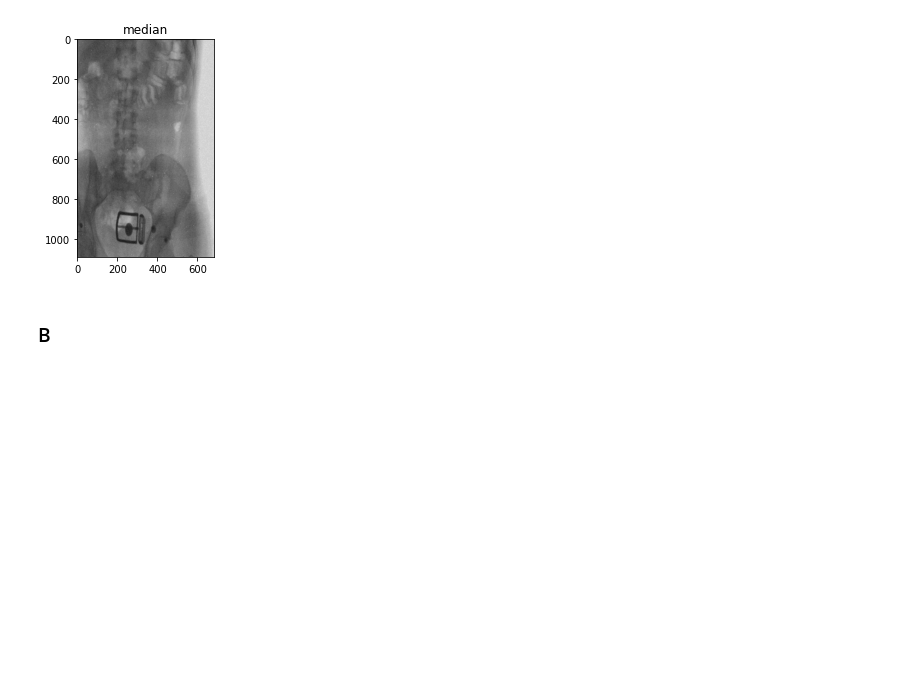
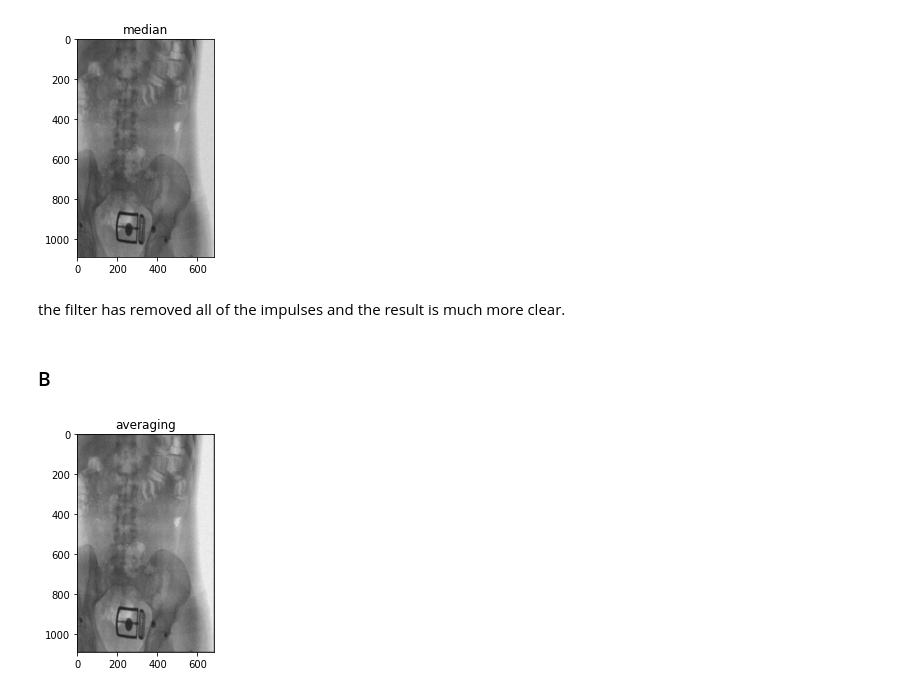
Before and after one commit to artaasadi/Image-Processing-Course, a Jupyter notebook: HW3/HW3_DIP/Q4.ipynb, the cells around one changed output. Drawn from its saved outputs; the diff is of its cells as text; code cells hidden in the pictures; blank space fills up the shorter version.

```diff
--- a/HW3/HW3_DIP/Q4.ipynb
+++ b/HW3/HW3_DIP/Q4.ipynb
@@ -20,20 +20,25 @@ img_median = cv.medianBlur(img,3)
 show_image(img_median, "median")
 # %% [output]
 [figure]
+# %% [markdown]
+the filter has removed all of the impulses and the result is much more clear.
 # %% [markdown]
 ### B
 # %%
-m, n = img.shape
+m, n = img_median.shape
 img_new = np.zeros([m, n])
 def masking(mask, img, img_new):
     for i in range(1, m-1):
         for j in range(1, n-1):
             temp = img[i-1, j-1]*mask[0, 0]+img[i-1, j]*mask[0, 1]+img[i-1, j + 1]*mask[0, 2]+img[i, j-1]*mask[1, 0]+ img[i, j]*mask[1, 1]+img[i, j + 1]*mask[1, 2]+img[i + 1, j-1]*mask[2, 0]+img[i + 1, j]*mask[2, 1]+img[i + 1, j + 1]*mask[2, 2]
 
             img_new[i, j]= temp
 
     return img_new.astype(np.uint8)
 
 mask = np.ones([3, 3], dtype = int)
 mask = mask / (3**2)
-img_new = masking(mask, img, img_new)
+img_new = masking(mask, img_median, img_new)
+show_image(img_new, "averaging")
+# %% [output]
+[figure, added]
```
Also changed, not shown: parts of 9 cells of this notebook.
